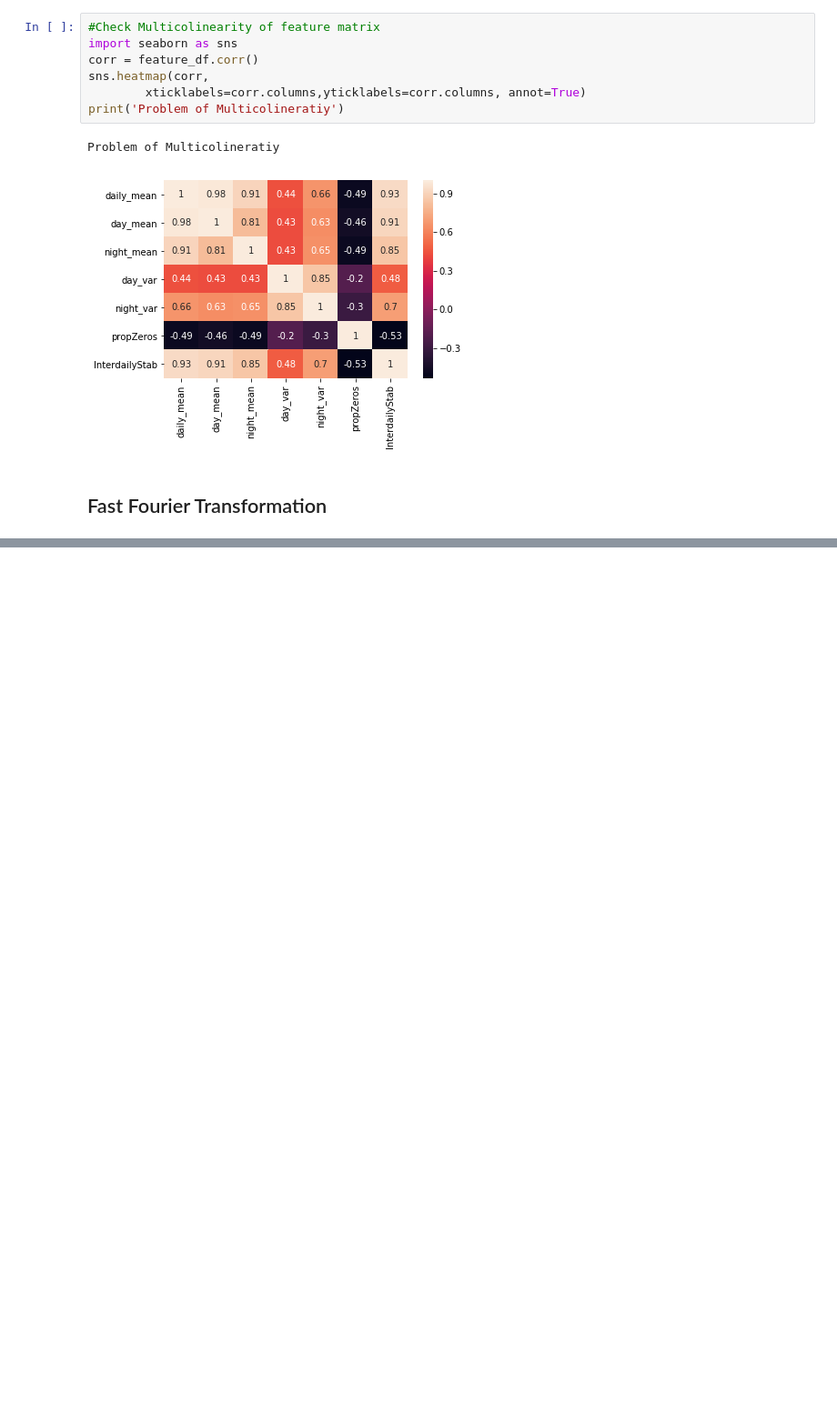
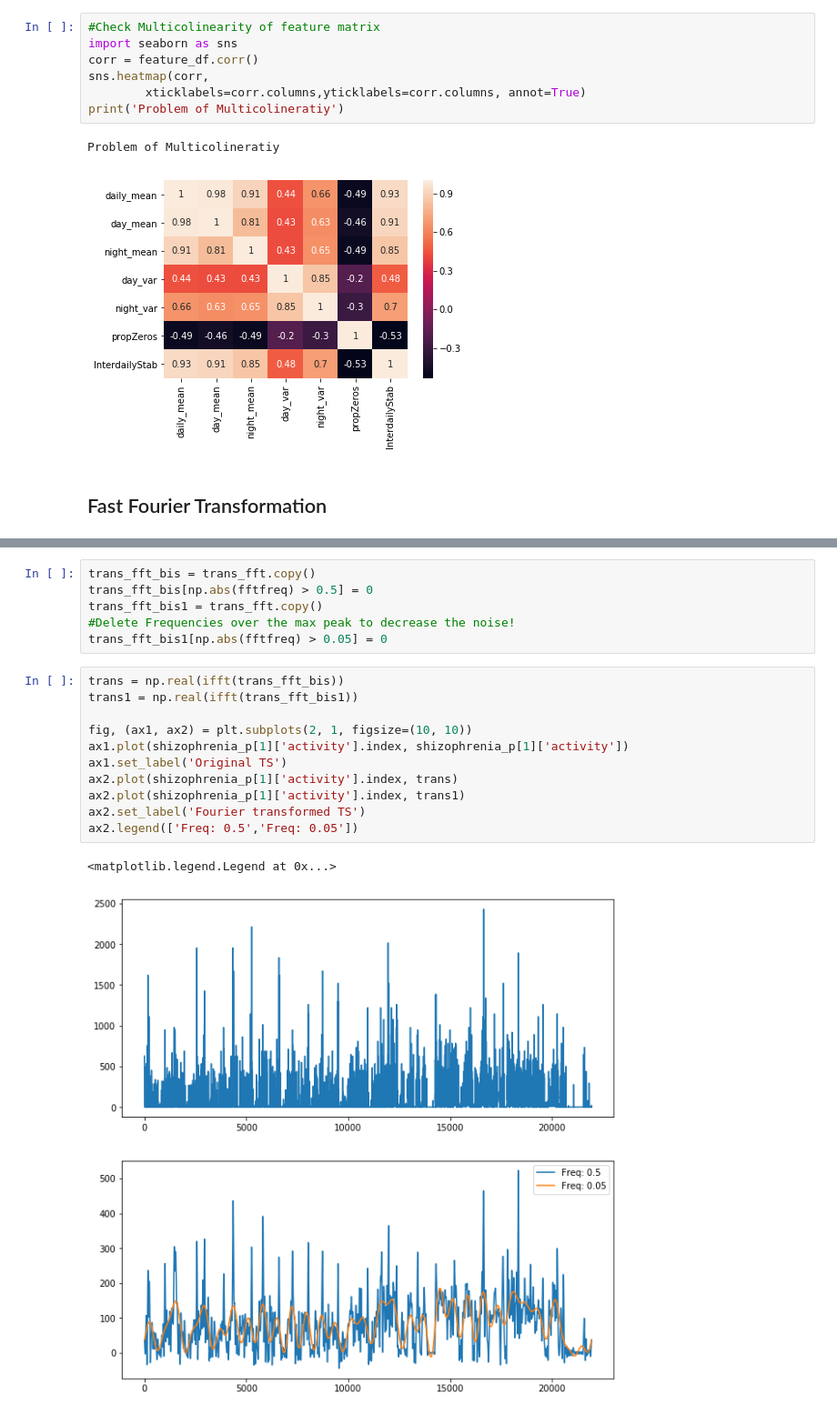
Before and after one commit to matthiasboeker/Shizophrenia_Depression_Project-, a Jupyter notebook: Notebooks/Schizophrenia_ts_explorative.ipynb, the cells around one changed output, grey strips where cells are left out. Shown: that part at 91% size. Drawn from its saved outputs; the diff is of its cells as text; blank space fills up the shorter version.

```diff
--- a/Notebooks/Schizophrenia_ts_explorative.ipynb
+++ b/Notebooks/Schizophrenia_ts_explorative.ipynb
@@ -274,0 +276,20 @@ IndexError: arrays used as indices must be of integer (or boolean) type
+# %%
+trans_fft_bis = trans_fft.copy()
+trans_fft_bis[np.abs(fftfreq) > 0.5] = 0
+trans_fft_bis1 = trans_fft.copy()
+#Delete Frequencies over the max peak to decrease the noise!
+trans_fft_bis1[np.abs(fftfreq) > 0.05] = 0
+# %%
+trans = np.real(ifft(trans_fft_bis))
+trans1 = np.real(ifft(trans_fft_bis1))
+
+fig, (ax1, ax2) = plt.subplots(2, 1, figsize=(10, 10))
+ax1.plot(shizophrenia_p[1]['activity'].index, shizophrenia_p[1]['activity'])
+ax1.set_label('Original TS')
+ax2.plot(shizophrenia_p[1]['activity'].index, trans)
+ax2.plot(shizophrenia_p[1]['activity'].index, trans1)
+ax2.set_label('Fourier transformed TS')
+ax2.legend(['Freq: 0.5','Freq: 0.05'])
+# %% [output]
+<matplotlib.legend.Legend at 0x...>
+[figure, added]
```
Also changed, not shown: parts of 7 cells of this notebook.
